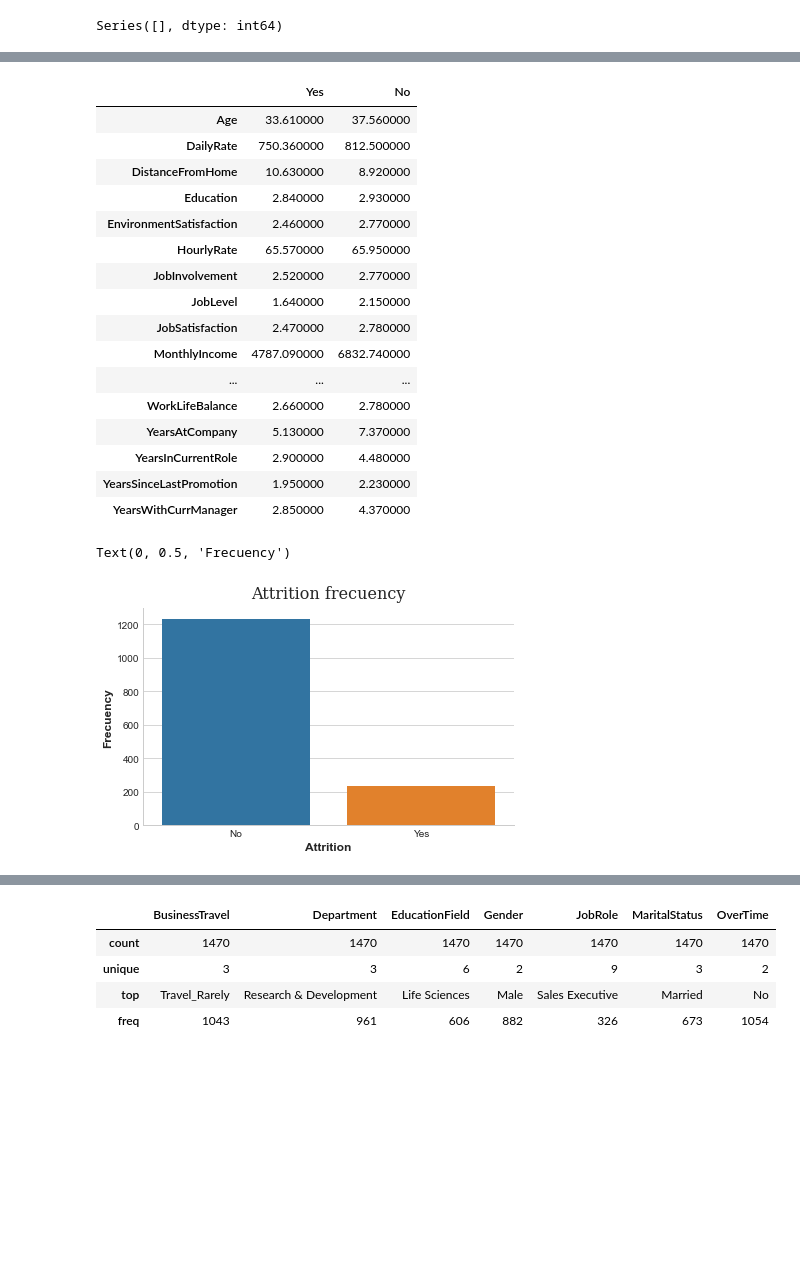
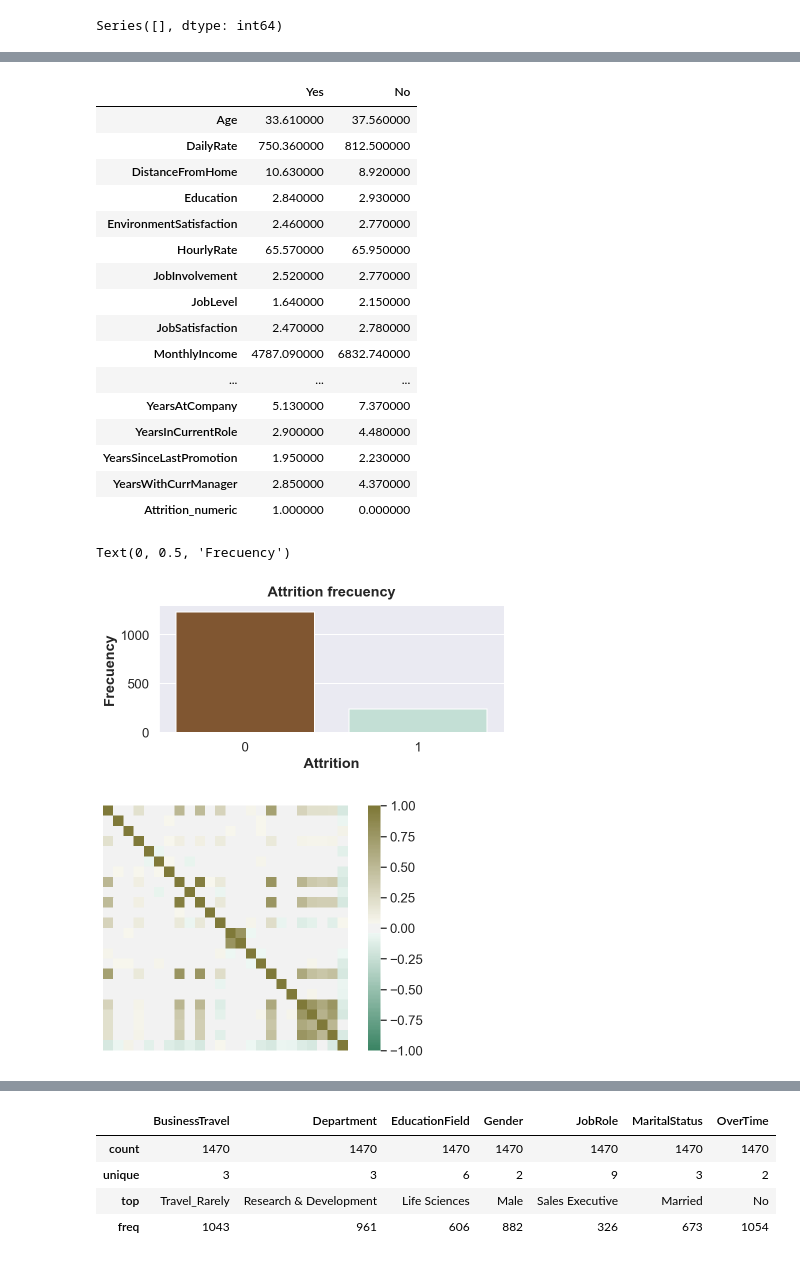
Before and after one commit to gonzalo71/TestGit, a Jupyter notebook: IBM_HR_Analytics_Employee.ipynb, the cells around one changed output, grey strips where cells are left out. Drawn from its saved outputs; the diff is of its cells as text; code cells hidden in the pictures; blank space fills up the shorter version.

```diff
--- a/IBM_HR_Analytics_Employee.ipynb
+++ b/IBM_HR_Analytics_Employee.ipynb
@@ -1,15 +1,2 @@
 # %% [markdown]
 ### ver ideas eda guardado (panda profile, video, mas intro, kdplot..densidad)
-# %%
-import pandas as pd
-import numpy as np
-import seaborn as sns
-import matplotlib.pyplot as plt
-%matplotlib inline
-
-pd.set_option("display.float_format", "{:.2f}".format) # para que display redondeado
-plt.style.use('seaborn-whitegrid')
-# Set Matplotlib defaults
-plt.rc('figure', autolayout=True)
-plt.rc('axes', labelweight='bold', labelsize='large',
-       titleweight='bold', titlesize=14, titlepad=10)
@@ -16,3 +11,14 @@ plt.rc('axes', labelweight='bold', labelsize='large',
+# %%
+import pandas as pd
+import numpy as np
+import seaborn as sns
+import matplotlib.pyplot as plt
+%matplotlib inline
+from matplotlib import rcParams
+
+%config InlineBackend.figure_format = 'retina'
+sns.set_style("white")
+rcParams['figure.figsize'] = 6,4
 # %%
 path = r"C:\Users\gonza\OneDrive\Documentos\datascience-thebridge-master\ejercicios gonzalo\DATA\WA_Fn-UseC_-HR-Employee-Attrition.csv"
 
@@ -34,6 +44,6 @@ Series([], dtype: int64)
 # %%
 # no nos sirven
-df.drop(['EmployeeCount', 'EmployeeNumber', 'Over18', 'StandardHours'], axis="columns", inplace=True)
+df.drop(['EmployeeCount', 'EmployeeNumber', 'Over18', 'StandardHours',"Attrition"], axis="columns", inplace=True)
 # %%
 #describe
 df.describe()
@@ -55,7 +65,8 @@ attrition_no = df.loc[df["Attrition"] == "No"].mean()
 # %%
-df_mean_attrition = pd.concat((attrition_yes,attrition_no),axis=1)
+# creamos dataframe con la media de ambos
+df_mean_attrition = pd.concat((attrition_yes.mean(),attrition_no.mean()),axis=1)
 df_mean_attrition.columns = ["Yes","No"]
-df_mean_attrition.round(2).style.background_gradient(cmap='tab20c_r',axis=1)
+df_mean_attrition.round(2).style.background_gradient(cmap=sns.diverging_palette(150, 80, n=200,as_cmap=True),axis=1)
 # %% [output]
 |  | Yes | No |
 | Age | 33.610000 | 37.560000 |
@@ -69,24 +80,21 @@ df_mean_attrition.round(2).style.background_gradient(cmap='tab20c_r',axis=1)
 | JobSatisfaction | 2.470000 | 2.780000 |
 | MonthlyIncome | 4787.090000 | 6832.740000 |
 | ... | ... | ... |
-| WorkLifeBalance | 2.660000 | 2.780000 |
 | YearsAtCompany | 5.130000 | 7.370000 |
 | YearsInCurrentRole | 2.900000 | 4.480000 |
 | YearsSinceLastPromotion | 1.950000 | 2.230000 |
 | YearsWithCurrManager | 2.850000 | 4.370000 |
+| Attrition_numeric | 1.000000 | 0.000000 |
 # %%
 # vemos frecuency de nuestra clase a predecir
-font = {'family': 'serif',
-        'weight': 'normal',
-        'size': 16,
-        }
 
-df_class = df["Attrition"].value_counts().reset_index()
-sns.barplot(x="index",y="Attrition",data=df_class)
+df_class = df["Attrition_numeric"].value_counts().reset_index()
+plt.figure(figsize=(6,3))
+sns.barplot(x="index",y="Attrition_numeric",data=df_class,palette=["#8D5524","#BEE4D7"])
 sns.despine()
-plt.title("Attrition frecuency",fontdict=font)
+plt.title("Attrition frecuency")
 plt.xlabel("Attrition")
 plt.ylabel("Frecuency")
 # %% [output]
 Text(0, 0.5, 'Frecuency')
-[figure, old version]
+[figure, new version]
@@ -101,5 +104,13 @@ num_col = df.describe().columns.tolist()
 # %%
 ## corr
 corr = df[num_col].corr()
+# %%
+ax = sns.heatmap(
+    corr,
+    vmin=-1, vmax=1, center=0,
+    cmap=sns.diverging_palette(150, 80, n=200),
+    square=True,xticklabels=False, yticklabels=False)
+# %% [output]
+[figure, added]
 # %%
 #to_frame().style.background_gradient(cmap='viridis')
```
Also changed, not shown: parts of 16 cells of this notebook, 1 other file.
